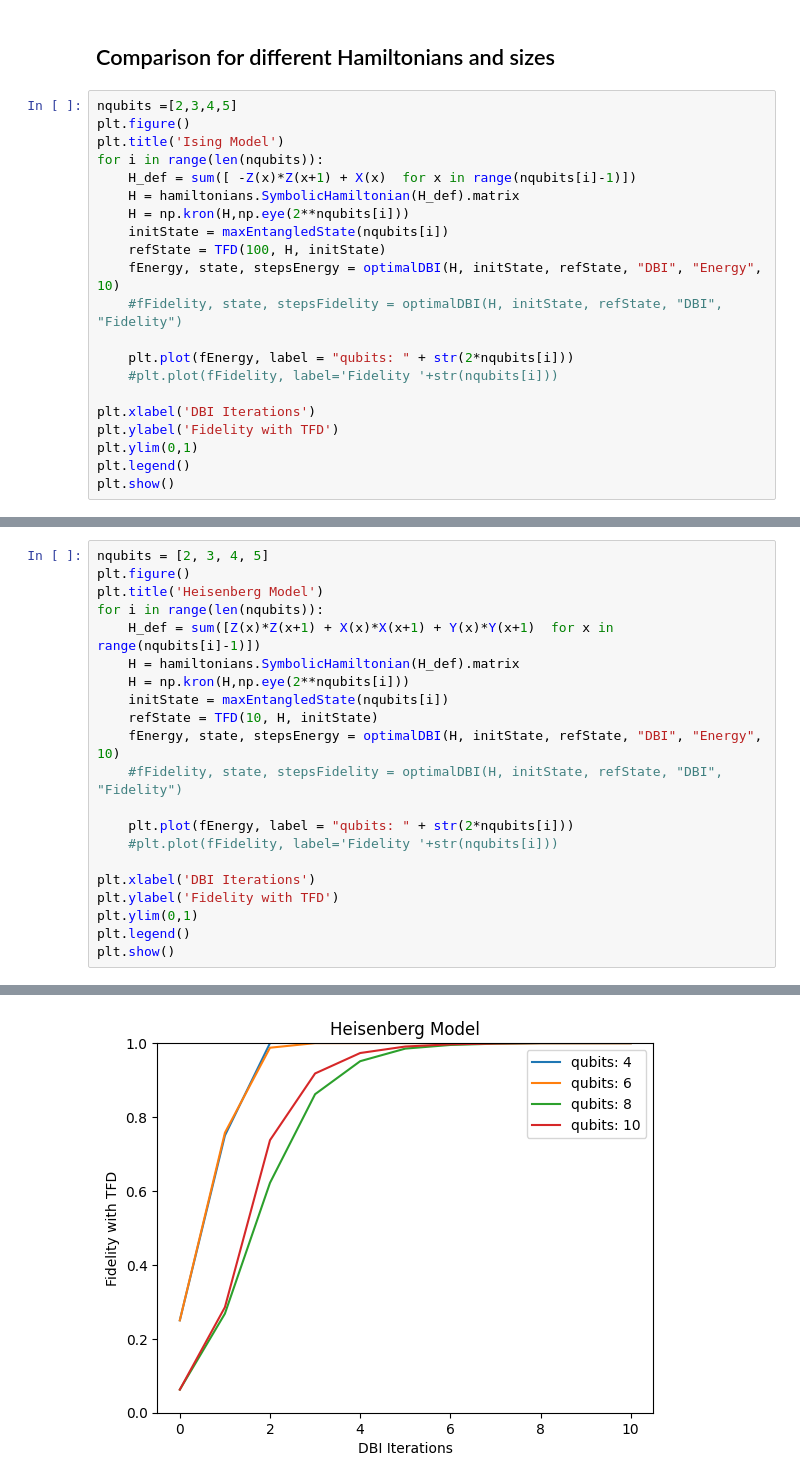
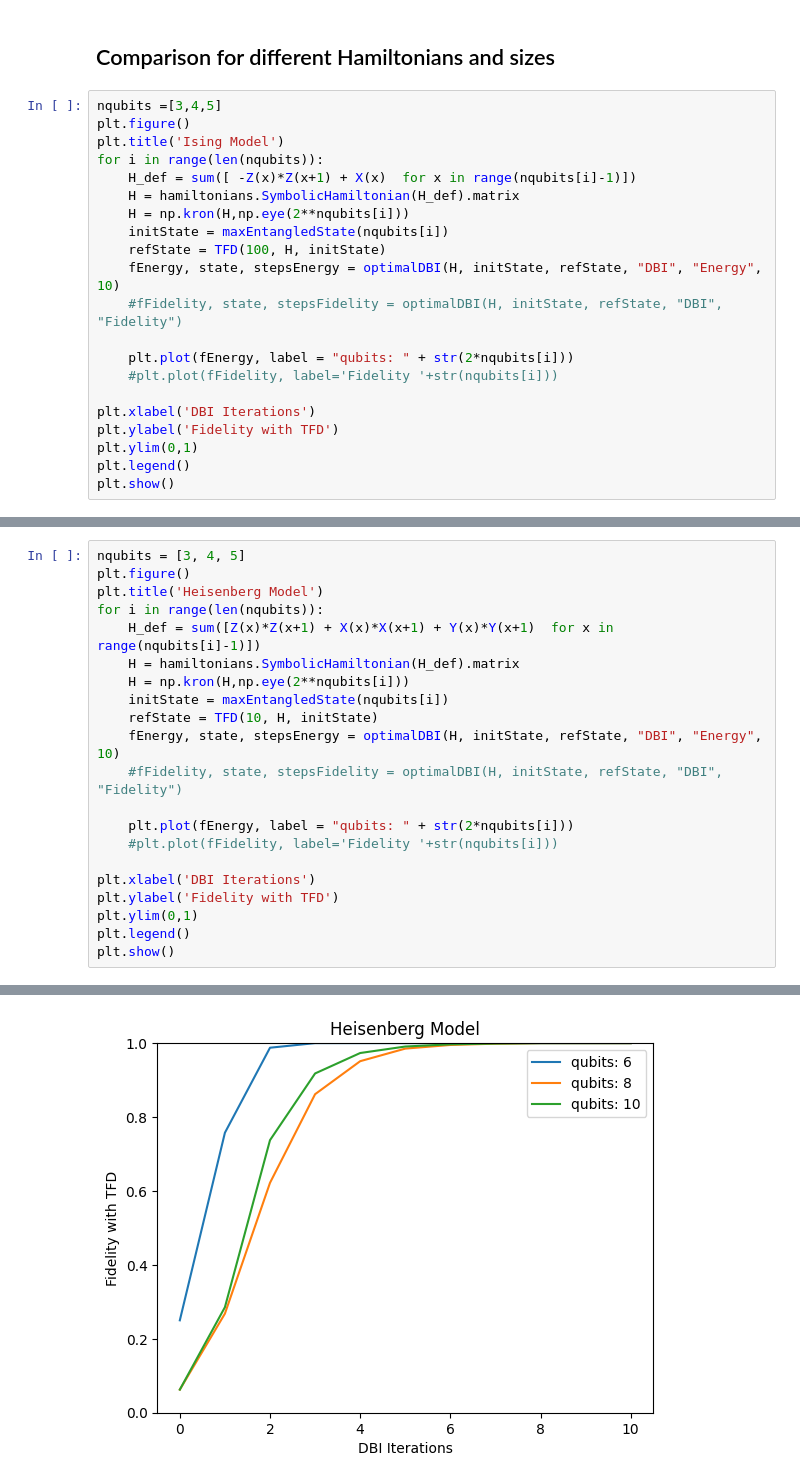
Before and after one commit to wrightjandrew/Master-Project, a Jupyter notebook: TFD.ipynb, the cells around one changed output, grey strips where cells are left out. Drawn from its saved outputs; the diff is of its cells as text.

```diff
--- a/TFD.ipynb
+++ b/TFD.ipynb
@@ -147,7 +125,7 @@ plt.show()
 # %% [markdown]
 ## Comparison for different Hamiltonians and sizes
 # %%
-nqubits =[2,3,4,5]
+nqubits =[3,4,5]
 plt.figure()
 plt.title('Ising Model')
 for i in range(len(nqubits)):
@@ -176,5 +153,5 @@ plt.show()
 # %%
-nqubits = [2, 3, 4, 5]
+nqubits = [3, 4, 5]
 plt.figure()
 plt.title('Heisenberg Model')
 for i in range(len(nqubits)):
@@ -202,4 +178,4 @@ plt.show()
-[figure, old version]
+[figure, new version]
 # %%
 nqubits = [2, 3, 4, 5]
 plt.figure()
```
Also changed, not shown: parts of 11 cells of this notebook, 1 other file.
